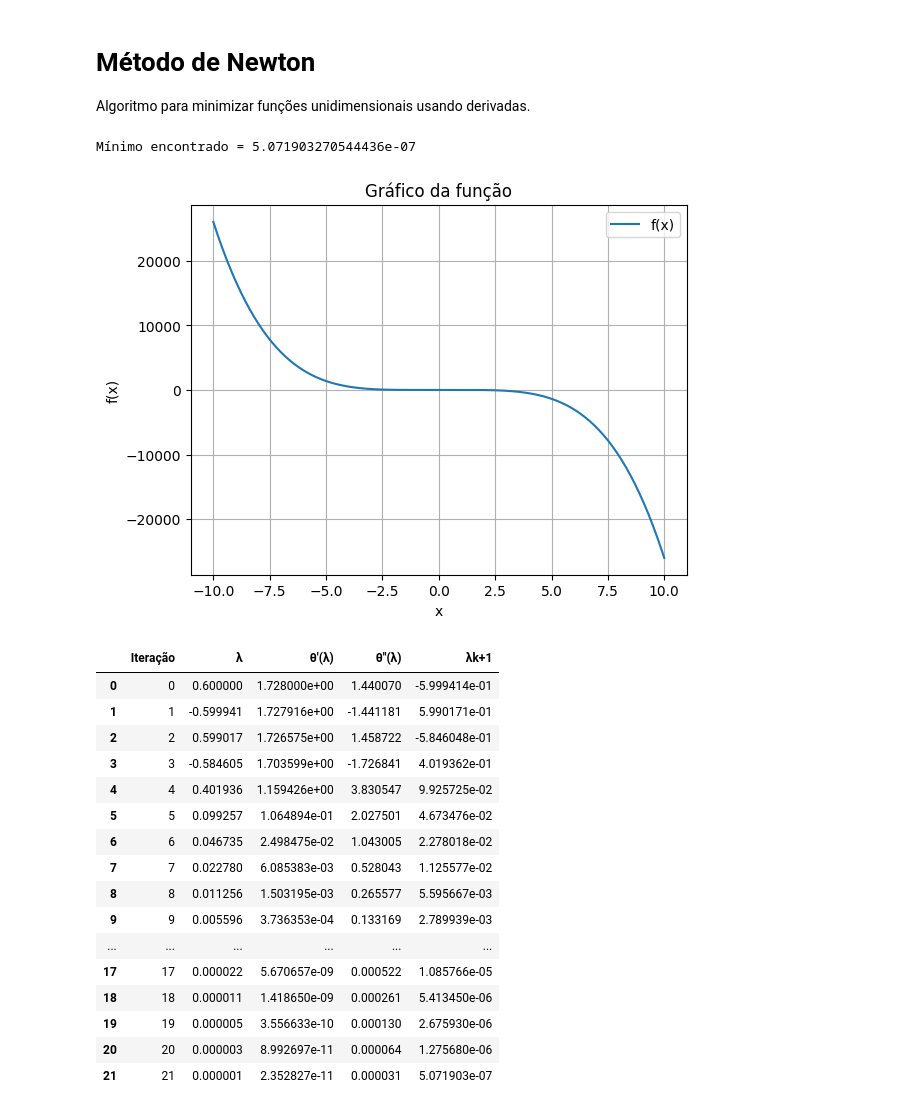
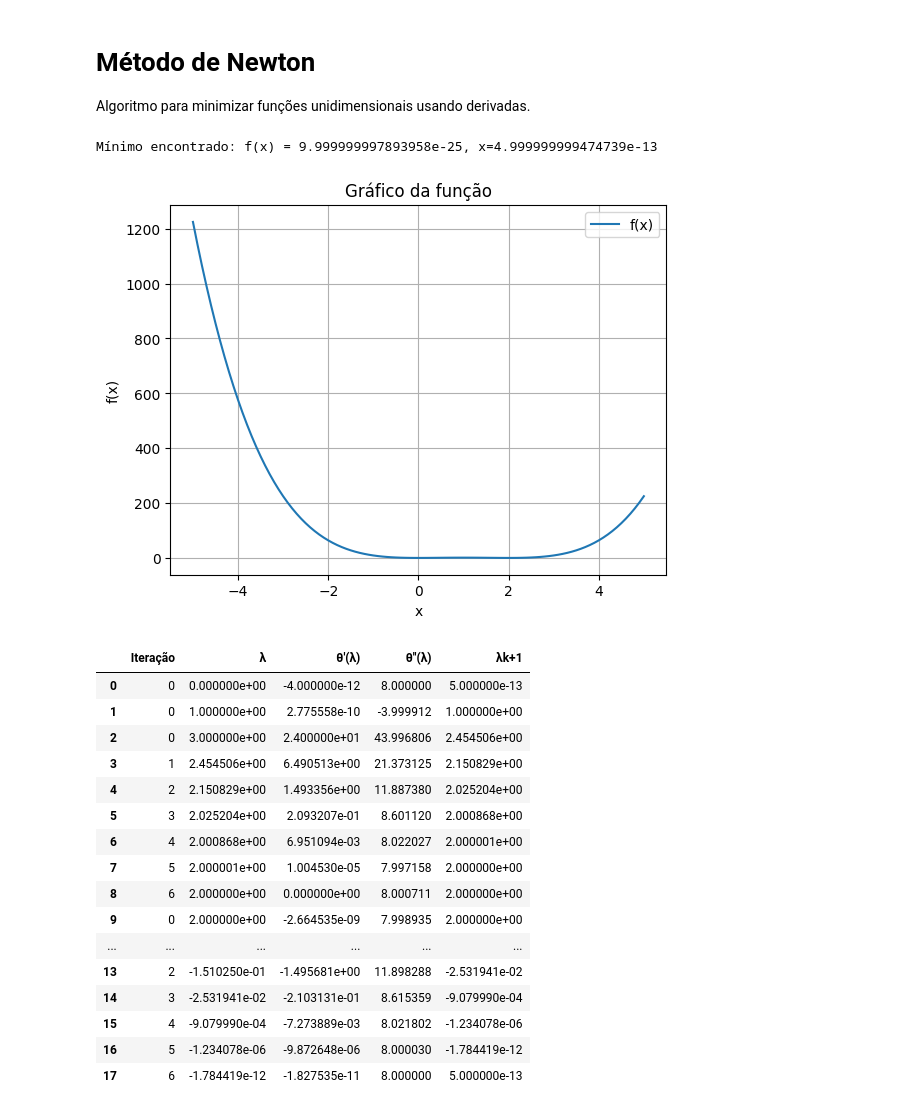
Before and after one commit to victorluis22/metodos-numericos-otimizacao, a Jupyter notebook: newton.ipynb, the cells around one changed output. Cells and saved outputs as stored; diff of their text form; code cells hidden in the pictures.

```diff
--- a/newton.ipynb
+++ b/newton.ipynb
@@ -23,9 +23,11 @@ def plotFunction(min, max, step):
   plt.show()
 
 def f(x):
-  function = "x**6"
+  function1 = "x**6 - (52/25)*x**5 + (39/80)*x**4 + (71/10)*x**3 - (79/20)*x**2 - x + (1/10)"
+  function2 = "0.000089248*x - 0.0218343*x**2 + 0.998266*x**3 - 1.6995*x**4 + 0.2*x**5"
+  function3 = "4*x**2 - 4*x**3 + x**4"
 
-  return eval(function)
+  return eval(function3)
 
 def deriv_f(x, h):
   return (f(x + h) - f(x - h))/(2*h)
@@ -46,7 +48,7 @@ def newtonSearch(x):
     addData(time, lmbda, lmbda_next, h)
 
     if abs(lmbda_next - lmbda) < e:
-      return lmbda_next
+      return f(lmbda_next), lmbda_next
     else:
       lmbda = lmbda_next
 
@@ -68,33 +70,33 @@ data = {
         'λk+1': [],
 }
 # %%
-a = -10
-b = 10
-minimun = newtonSearch(0.6)
+a = -5
+b = 5
+minimun, x_minimun = newtonSearch(-1)
 
-print(f'Mínimo encontrado = {minimun}\n')
+print(f'Mínimo encontrado: f(x) = {minimun}, x={x_minimun}\n')
 
 plotFunction(a, b, 0.1)
 
 df = pd.DataFrame(data)
 display(df)
 # %% [output]
-Mínimo encontrado = 5.071903270544436e-07
+Mínimo encontrado: f(x) = 9.999999997893958e-25, x=4.999999999474739e-13
-[figure, old version]
+[figure, new version]
 |  | Iteração | λ | θ'(λ) | θ''(λ) | λk+1 |
-| 0 | 0 | 0.600000 | 1.728000e+00 | 1.440070 | -5.999414e-01 |
-| 1 | 1 | -0.599941 | 1.727916e+00 | -1.441181 | 5.990171e-01 |
-| 2 | 2 | 0.599017 | 1.726575e+00 | 1.458722 | -5.846048e-01 |
-| 3 | 3 | -0.584605 | 1.703599e+00 | -1.726841 | 4.019362e-01 |
-| 4 | 4 | 0.401936 | 1.159426e+00 | 3.830547 | 9.925725e-02 |
-| 5 | 5 | 0.099257 | 1.064894e-01 | 2.027501 | 4.673476e-02 |
-| 6 | 6 | 0.046735 | 2.498475e-02 | 1.043005 | 2.278018e-02 |
-| 7 | 7 | 0.022780 | 6.085383e-03 | 0.528043 | 1.125577e-02 |
-| 8 | 8 | 0.011256 | 1.503195e-03 | 0.265577 | 5.595667e-03 |
-| 9 | 9 | 0.005596 | 3.736353e-04 | 0.133169 | 2.789939e-03 |
+| 0 | 0 | 0.000000e+00 | -4.000000e-12 | 8.000000 | 5.000000e-13 |
+| 1 | 0 | 1.000000e+00 | 2.775558e-10 | -3.999912 | 1.000000e+00 |
+| 2 | 0 | 3.000000e+00 | 2.400000e+01 | 43.996806 | 2.454506e+00 |
+| 3 | 1 | 2.454506e+00 | 6.490513e+00 | 21.373125 | 2.150829e+00 |
+| 4 | 2 | 2.150829e+00 | 1.493356e+00 | 11.887380 | 2.025204e+00 |
+| 5 | 3 | 2.025204e+00 | 2.093207e-01 | 8.601120 | 2.000868e+00 |
+| 6 | 4 | 2.000868e+00 | 6.951094e-03 | 8.022027 | 2.000001e+00 |
+| 7 | 5 | 2.000001e+00 | 1.004530e-05 | 7.997158 | 2.000000e+00 |
+| 8 | 6 | 2.000000e+00 | 0.000000e+00 | 8.000711 | 2.000000e+00 |
+| 9 | 0 | 2.000000e+00 | -2.664535e-09 | 7.998935 | 2.000000e+00 |
 | ... | ... | ... | ... | ... | ... |
-| 17 | 17 | 0.000022 | 5.670657e-09 | 0.000522 | 1.085766e-05 |
-| 18 | 18 | 0.000011 | 1.418650e-09 | 0.000261 | 5.413450e-06 |
-| 19 | 19 | 0.000005 | 3.556633e-10 | 0.000130 | 2.675930e-06 |
-| 20 | 20 | 0.000003 | 8.992697e-11 | 0.000064 | 1.275680e-06 |
-| 21 | 21 | 0.000001 | 2.352827e-11 | 0.000031 | 5.071903e-07 |
+| 13 | 2 | -1.510250e-01 | -1.495681e+00 | 11.898288 | -2.531941e-02 |
+| 14 | 3 | -2.531941e-02 | -2.103131e-01 | 8.615359 | -9.079990e-04 |
+| 15 | 4 | -9.079990e-04 | -7.273889e-03 | 8.021802 | -1.234078e-06 |
+| 16 | 5 | -1.234078e-06 | -9.872648e-06 | 8.000030 | -1.784419e-12 |
+| 17 | 6 | -1.784419e-12 | -1.827535e-11 | 8.000000 | 5.000000e-13 |
```
